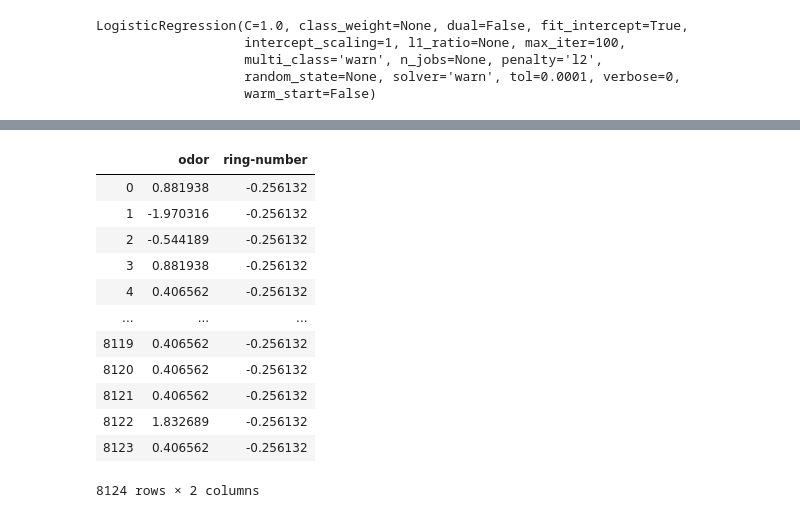
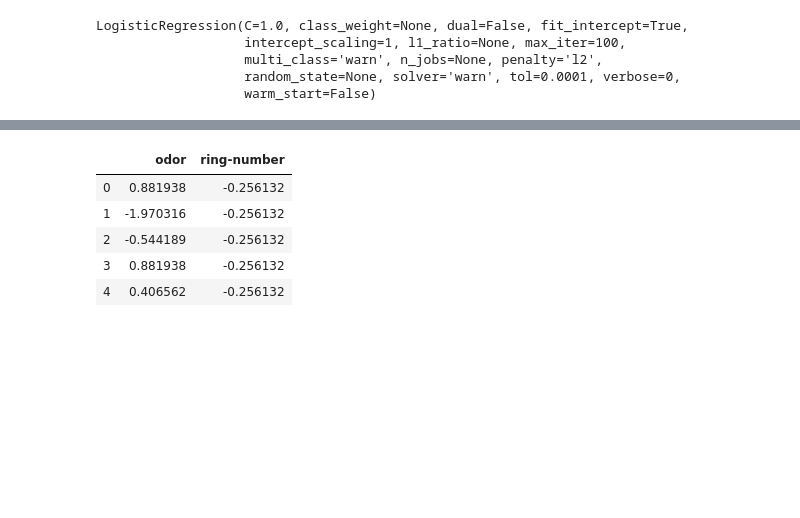
Before and after one commit to giuliamichieli/IS362, a Jupyter notebook: Assignment12/Week12.ipynb, the cells around one changed output, grey strips where cells are left out. Saved outputs shown, nothing was run; the diff lists cells and outputs as text; code cells hidden in the pictures; blank space fills up the shorter version.

```diff
--- a/Assignment12/Week12.ipynb
+++ b/Assignment12/Week12.ipynb
@@ -162,0 +160,14 @@ df_reduced.head()
+# %%
+from sklearn.ensemble import RandomForestClassifier
+from sklearn.feature_selection import SelectFromModel
+
+clf = RandomForestClassifier(n_estimators=50,max_features='sqrt')
+clf.fit(X, Y)
+
+features = pd.DataFrame(dtype='object')
+features['feature'] = X.columns
+features['importance'] = clf.feature_importances_
+features.sort_values(by=['importance'], ascending=True, inplace=True)
+features.set_index('feature', inplace=True)
+
+features.plot(kind='barh', figsize=(10, 5))
@@ -227,16 +257,9 @@ array([[-0.14274001, -0.55637215]])
 # %%
-X
+X.head()
 # %% [output]
 |  | odor | ring-number |
 | 0 | 0.881938 | -0.256132 |
 | 1 | -1.970316 | -0.256132 |
 | 2 | -0.544189 | -0.256132 |
 | 3 | 0.881938 | -0.256132 |
 | 4 | 0.406562 | -0.256132 |
-| ... | ... | ... |
-| 8119 | 0.406562 | -0.256132 |
-| 8120 | 0.406562 | -0.256132 |
-| 8121 | 0.406562 | -0.256132 |
-| 8122 | 1.832689 | -0.256132 |
-| 8123 | 0.406562 | -0.256132 |
-8124 rows × 2 columns
```
Also changed, not shown: parts of 14 cells of this notebook.
